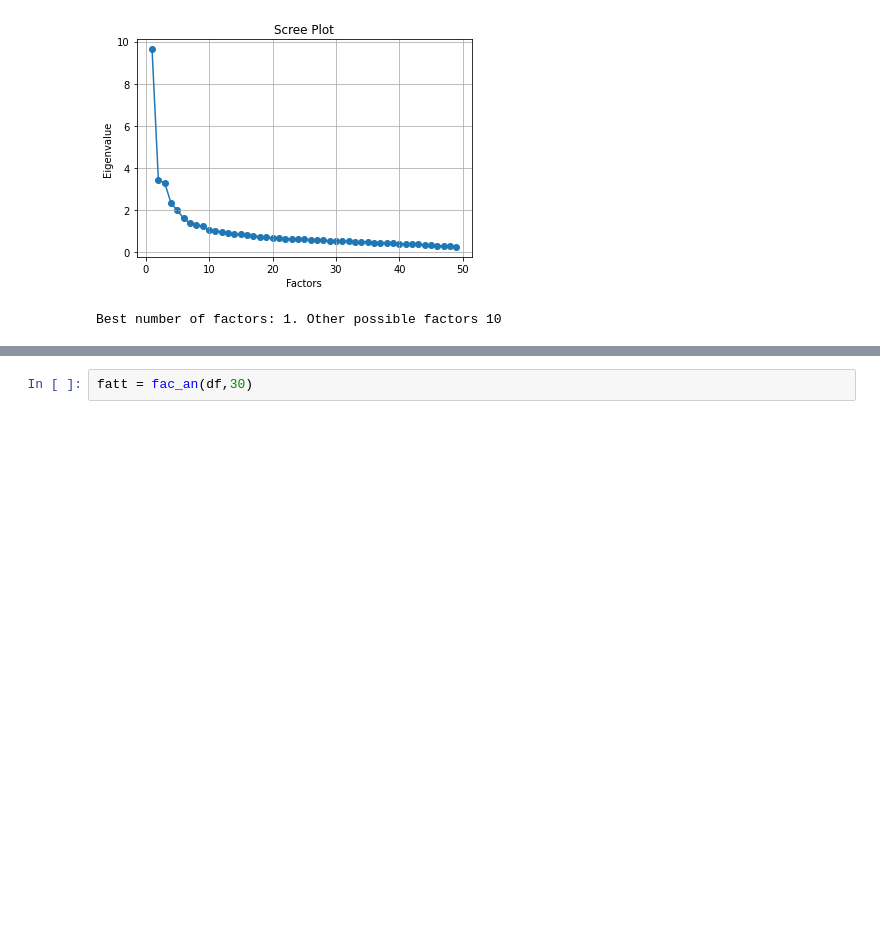
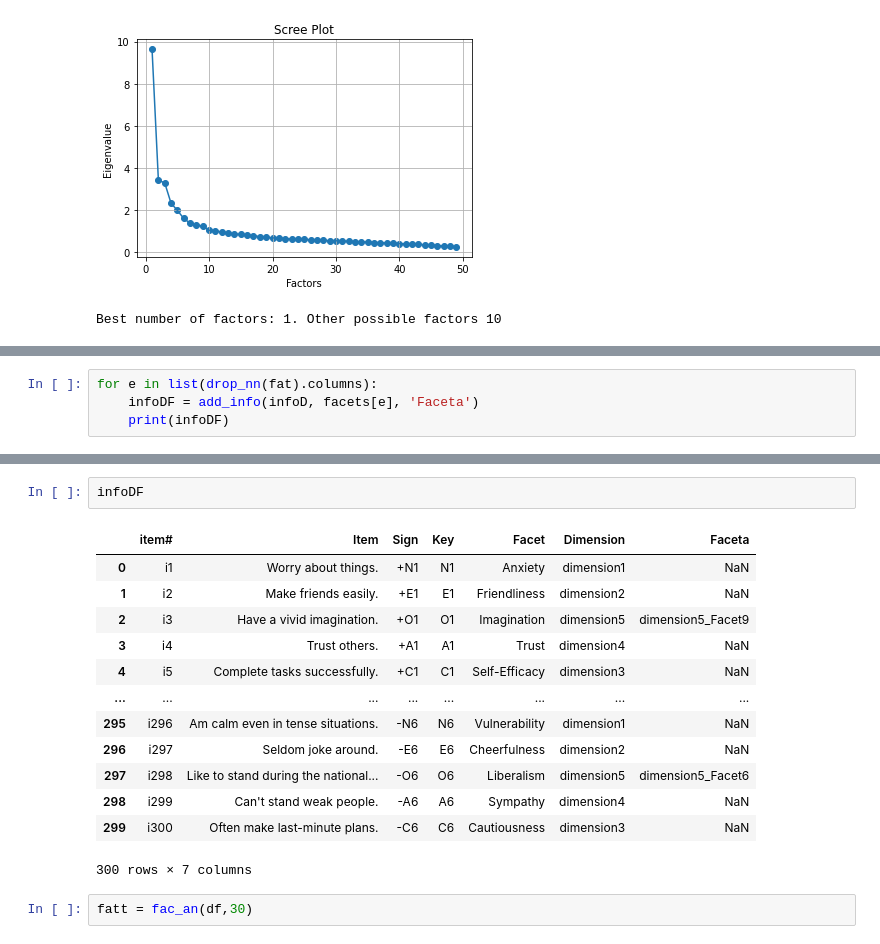
Before and after one commit to AnaSenso/DM0320-final-project, a Jupyter notebook: Item - Factor Analysis.ipynb, the cells around one changed output, grey strips where cells are left out. Drawn from its saved outputs; the diff is of its cells as text; blank space fills up the shorter version.

```diff
--- a/Item - Factor Analysis.ipynb
+++ b/Item - Factor Analysis.ipynb
@@ -237,0 +219,4 @@ info1
+# %%
+for e in list(drop_nn(fat).columns):
+    infoDF = add_info(infoD, facets[e], 'Faceta')
+    print(infoDF)
@@ -238,3 +241,19 @@ info1
+# %%
+infoDF
+# %% [output]
+|  | item# | Item | Sign | Key | Facet | Dimension | Faceta |
+| 0 | i1 | Worry about things. | +N1 | N1 | Anxiety | dimension1 | NaN |
+| 1 | i2 | Make friends easily. | +E1 | E1 | Friendliness | dimension2 | NaN |
+| 2 | i3 | Have a vivid imagination. | +O1 | O1 | Imagination | dimension5 | dimension5_Facet9 |
+| 3 | i4 | Trust others. | +A1 | A1 | Trust | dimension4 | NaN |
+| 4 | i5 | Complete tasks successfully. | +C1 | C1 | Self-Efficacy | dimension3 | NaN |
+| ... | ... | ... | ... | ... | ... | ... | ... |
+| 295 | i296 | Am calm even in tense situations. | -N6 | N6 | Vulnerability | dimension1 | NaN |
+| 296 | i297 | Seldom joke around. | -E6 | E6 | Cheerfulness | dimension2 | NaN |
+| 297 | i298 | Like to stand during the national... | -O6 | O6 | Liberalism | dimension5 | dimension5_Facet6 |
+| 298 | i299 | Can't stand weak people. | -A6 | A6 | Sympathy | dimension4 | NaN |
+| 299 | i300 | Often make last-minute plans. | -C6 | C6 | Cautiousness | dimension3 | NaN |
+300 rows × 7 columns
 # %%
 fatt = fac_an(df,30)
 # %%
```
Also changed, not shown: parts of 11 cells of this notebook.
